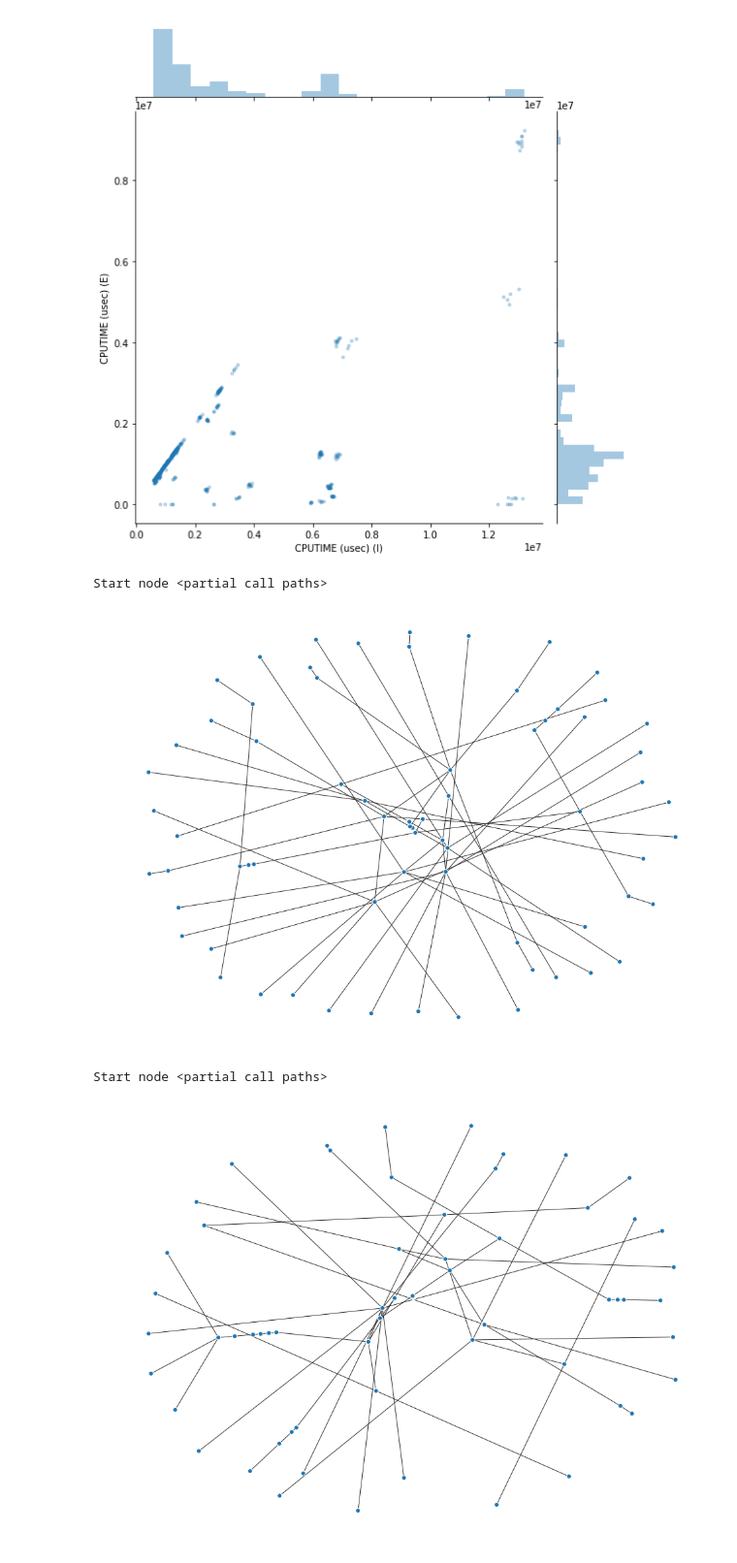
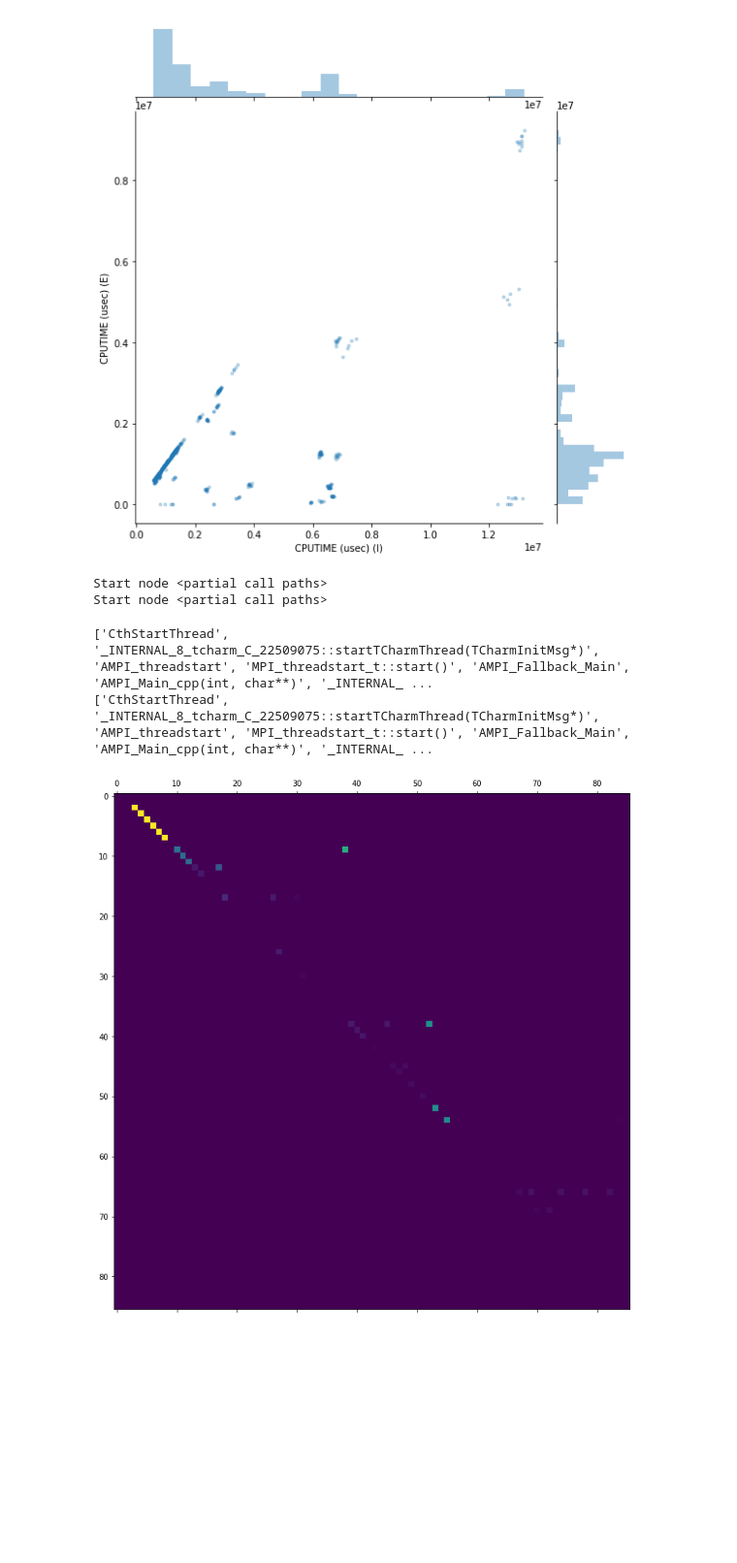
Before and after one commit to LLNL/CallFlow, a Jupyter notebook: src/server/diff-callflow.ipynb, the cells around one changed output. Shown at 97% size. Drawn from its saved outputs; the diff is of its cells as text; code cells hidden in the pictures; blank space fills up the shorter version.

Commit message:
Corrected flow matrix and generated the results for GW

```diff
--- a/src/server/diff-callflow.ipynb
+++ b/src/server/diff-callflow.ipynb
@@ -258,33 +254,59 @@ for idx, state in enumerate(states):
     add_paths(state, 'path')
     state.levelMap = add_levels(state)
     add_edge_attributes(state)
-    draw_graph(state.g)
+   # draw_graph(state.g)
 # %% [output]
 Start node <partial call paths>
+Start node <partial call paths>
-[figure, removed]
-Start node <partial call paths>
-[figure, removed]
+# %%
+def generic_map(df, nodes, attr):
+    ret = {}
+    for node in nodes:
+        if attr == 'CPUTIME (usec) (I)':
+            ret[node] = df[df['name'] == node][attr].mean()
+        else:
+            ret[node] = df[df['name'] == node][attr].unique().tolist()
+    return ret
+# %%
+def add_node_attributes(state):
+    module_mapping = generic_map(state.df, state.g.nodes(), 'module')
+    nx.set_node_attributes(state.g, name='module', values=module_mapping)
+
+    time_mapping = generic_map(state.df, state.g.nodes(), 'CPUTIME (usec) (I)')
+    nx.set_node_attributes(state.g, name='time', values=time_mapping)
 # %%
-def create_flow_matrix(state):
+def create_flow_matrix(state, module):
     g = state.g
-    nodes = g.nodes()
+    add_node_attributes(state)
+    all_nodes = g.nodes(data=True)
+    #print(nodes)
+    nodes = [x for x,y in g.nodes(data=True) if y['module'] == [module]]
+    # nodesInModule = filter(lambda (n, d): d['module'] == start_node, g.nodes(data=True))
+    state.nodeKey = {}
+    for idx, node in enumerate(all_nodes):
+        state.nodeKey[node[0]] = idx
 
-    state.nodeKey = {}
-    for idx, node in enumerate(nodes):
-        state.nodeKey[node] = idx
-
-    flow_matrix = np.zeros(shape=(len(nodes),len(nodes)))
+    flow_matrix = np.zeros(shape=(len(all_nodes),len(all_nodes)))
     flow_matrix.astype(float)
 
+    root_inc = g.node[nodes[0]]['time']
+
     for idx, node in enumerate(nodes):
-        if idx == 0:
-            neighbors = sorted(g[node].items(), key=lambda edge: edge[1]['weight'])
-            for idx, n in enumerate(neighbors):
-                sourceKey = int(state.nodeKey[node])
-                targetKey = int(state.nodeKey[n[0]])
-                weight = n[1]['weight']
-                flow_matrix[sourceKey][targetKey] = n[1]['weight']/(1.0*state.rootInc)
+        neighbors = sorted(g[node].items(), key=lambda edge: edge[1]['weight'])
+        for idx, n in enumerate(neighbors):
+            sourceKey = int(state.nodeKey[node])
+#            print(state.df[state.df['node' == n[0]]])
+            targetKey = int(state.nodeKey[n[0]])
+            weight = n[1]['weight']
+            flow_matrix[sourceKey][targetKey] = n[1]['weight']/(1.0*root_inc)
     return flow_matrix
 
+start_node = 'lulesh2.0'
 for idx, state in enumerate(states):
-     state.flow_matrix = create_flow_matrix(state)
+    state.flow_matrix = create_flow_matrix(state, start_node)
+    #print(state.flow_matrix)
+    plt.matshow(state.flow_matrix)
+# %% [output]
+['CthStartThread', '_INTERNAL_8_tcharm_C_22509075::startTCharmThread(TCharmInitMsg*)', 'AMPI_threadstart', 'MPI_threadstart_t::start()', 'AMPI_Fallback_Main', 'AMPI_Main_cpp(int, char**)', '_INTERNAL_ ...
+['CthStartThread', '_INTERNAL_8_tcharm_C_22509075::startTCharmThread(TCharmInitMsg*)', 'AMPI_threadstart', 'MPI_threadstart_t::start()', 'AMPI_Fallback_Main', 'AMPI_Main_cpp(int, char**)', '_INTERNAL_ ...
+[figure, added]
```
Also changed, not shown: parts of 11 cells of this notebook.
